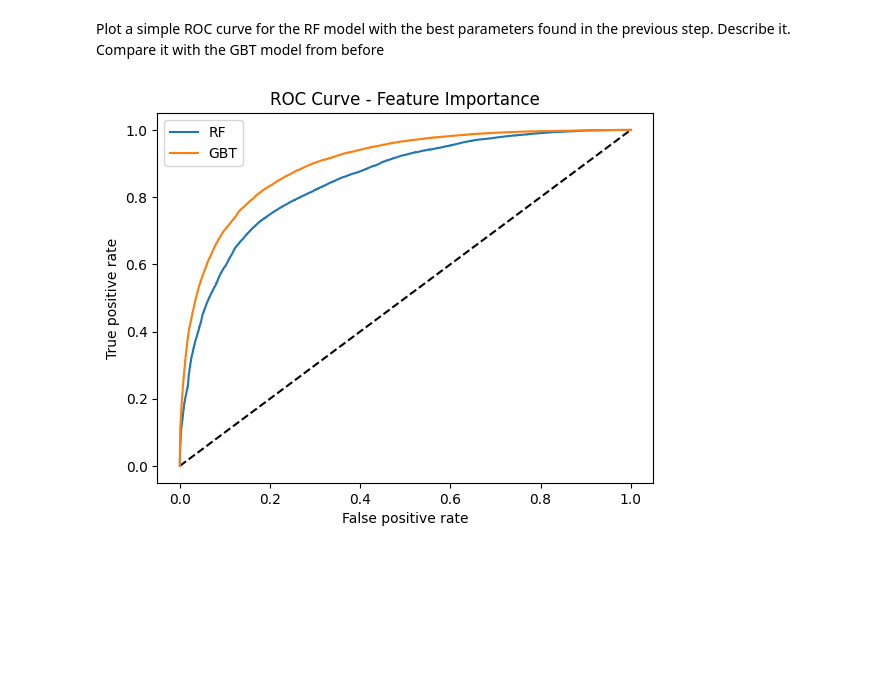
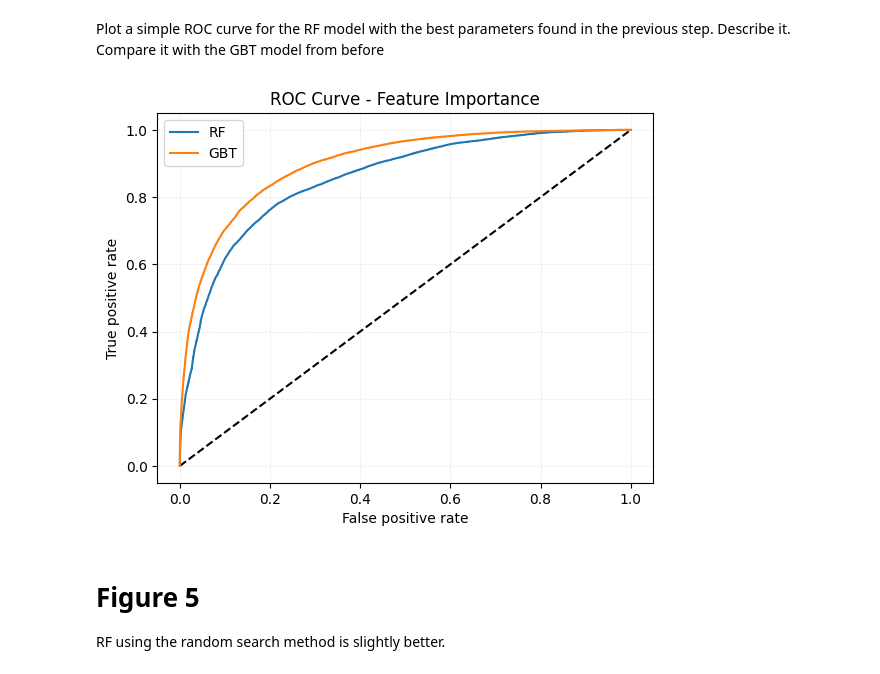
Before and after one commit to TJTomas/DSPS_TTomaszewski, a Jupyter notebook: HW8/Tomaszewski_higgsbosonSearch.ipynb, the cells around one changed output. Saved outputs shown, nothing was run; the diff lists cells and outputs as text; code cells hidden in the pictures; blank space fills up the shorter version.

```diff
--- a/HW8/Tomaszewski_higgsbosonSearch.ipynb
+++ b/HW8/Tomaszewski_higgsbosonSearch.ipynb
@@ -586,20 +627,24 @@ df = pd.DataFrame(random_search.cv_results_) # this shows the result for the giv
 Plot a simple  ROC curve for the RF model with the best parameters found in the previous step. Describe it. Compare it with the GBT model from before
 # %%
 # The random forest model by itself
-y_pred_grd_rfcat = rf_tree.predict_proba(test_x)[:, 1]
+y_pred_grd_rfcat = rf.predict_proba(test_x)[:, 1]
 y_pred_grd_gbtcat = gbt_tree.predict_proba(test_x)[:, 1]
 
 fpr_rf, tpr_rf, _ = roc_curve(test_y.values.reshape(-1, 1).flatten()=="s", y_pred_grd_rfcat)
 fpr_gbt, tpr_gbt, _ = roc_curve(test_y.values.reshape(-1, 1).flatten()=="s", y_pred_grd_gbtcat)
 
 plt.figure(1)
 plt.plot([0, 1], [0, 1], 'k--')
 plt.plot(fpr_rf, tpr_rf, label='RF')
 plt.plot(fpr_gbt, tpr_gbt, label='GBT')
 plt.xlabel('False positive rate')
 plt.ylabel('True positive rate')
 plt.title('ROC Curve - Feature Importance')
+pl.grid(True, linestyle = "--", linewidth = 0.5, alpha = 0.3)
 plt.legend(loc='best')
 plt.show()
 # %% [output]
-[figure, old version]
+[figure, new version]
+# %% [markdown]
+# Figure 5
+RF using the random search method is slightly better.
```
Also changed, not shown: parts of 28 cells of this notebook.
